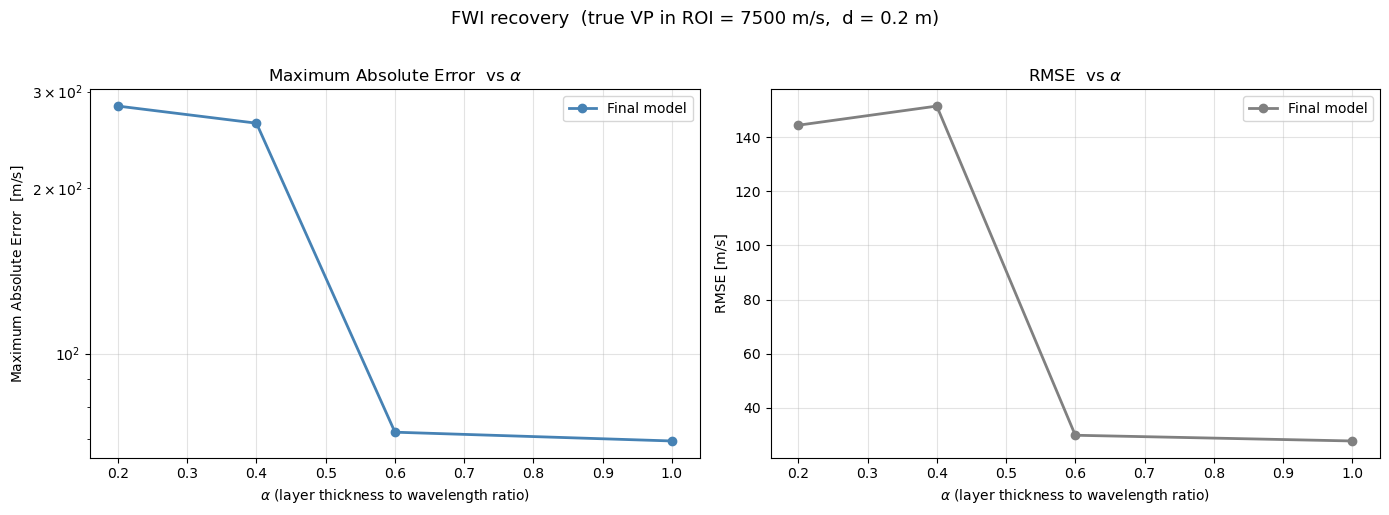
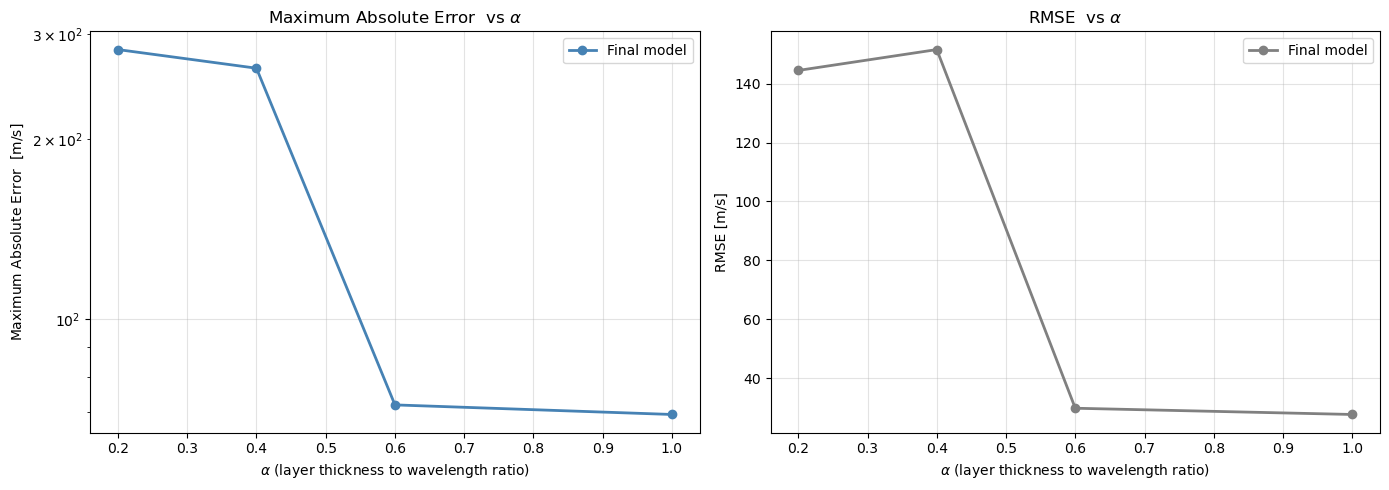
The notebook cell's code change between the first figure and the second:
--- before
+++ after
@@ -72,6 +72,6 @@
 axes[1].grid(alpha=0.35)
 
-plt.suptitle(f'FWI recovery  (true VP in ROI = {VP_TRUE_ROI:.0f} m/s,  d = {THICKNESS} m)',
-             fontsize=13, y=1.02)
+# plt.suptitle(f'FWI recovery  (true VP in ROI = {VP_TRUE_ROI:.0f} m/s,  d = {THICKNESS} m)',
+#              fontsize=13, y=1.02)
 plt.tight_layout()
 plt.savefig(IMAGE_DIR / 'fwi_recovery_vs_alpha.png')

Commit: add imgae